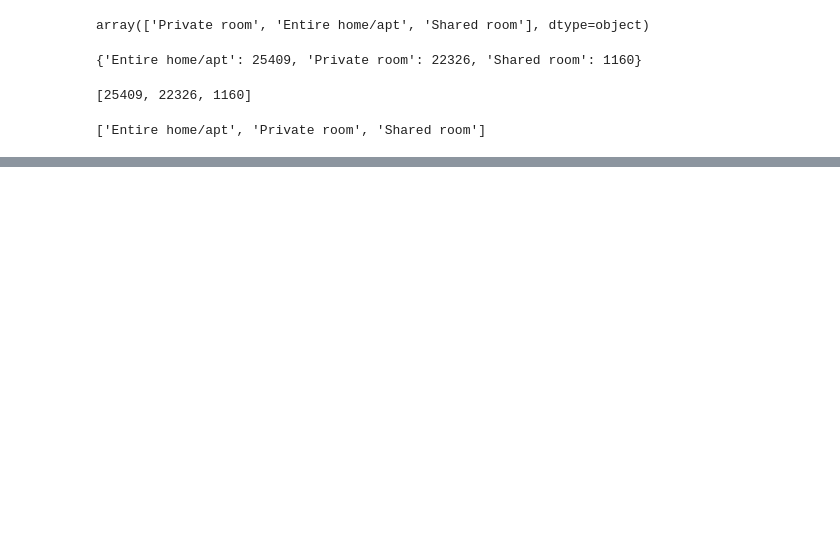
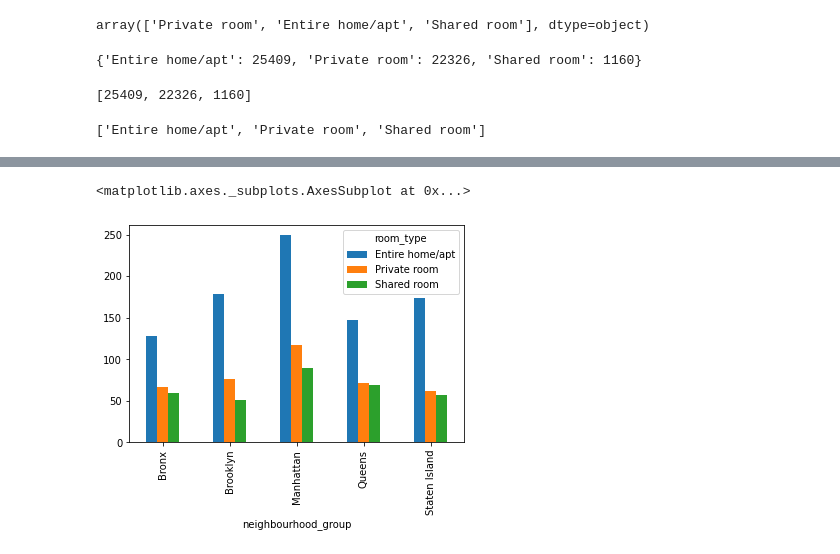
Before and after one commit to saptaksubhra/Airbnb-Bookings-Analysis, a Jupyter notebook: Airbnb_Bookings_Analysis_Capstone_Project.ipynb, the cells around one changed output, grey strips where cells are left out. Saved outputs shown, nothing was run; the diff lists cells and outputs as text; code cells hidden in the pictures; blank space fills up the shorter version.

```diff
--- a/Airbnb_Bookings_Analysis_Capstone_Project.ipynb
+++ b/Airbnb_Bookings_Analysis_Capstone_Project.ipynb
@@ -286,0 +344,4 @@ Text(0.5, 1.0, 'Count of Listed Rooms')
+# %%
+# Unstack the groupby information to plot the graph
+
+df_avg_preferred_price_unstack = df_airbnb_copy.groupby(['neighbourhood_group', 'room_type'])['price'].mean().unstack()
@@ -286,0 +358,7 @@ Text(0.5, 1.0, 'Count of Listed Rooms')
+# %%
+# Detect graph of average price of property in terms of locations
+
+df_avg_preferred_price_unstack.plot.bar()
+# %% [output]
+<matplotlib.axes._subplots.AxesSubplot at 0x...>
+[figure, added]
```
Also changed, not shown: parts of 13 cells of this notebook.
